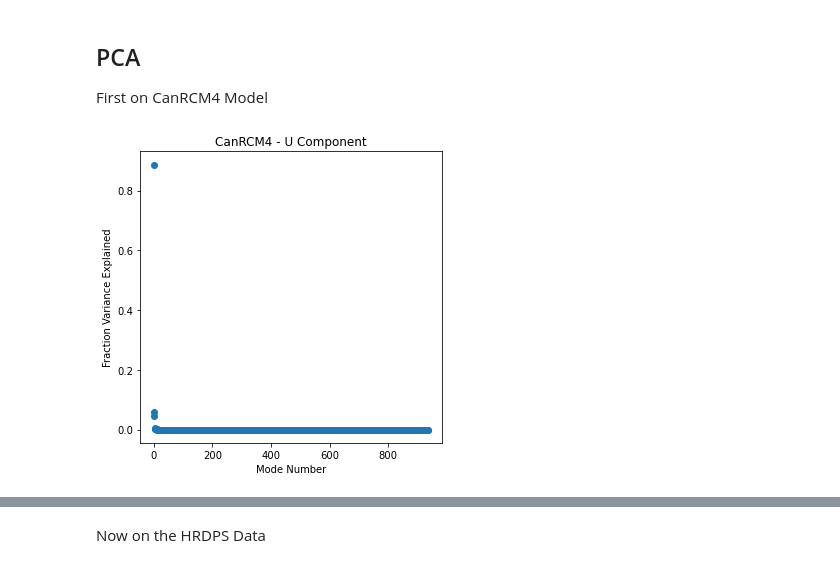
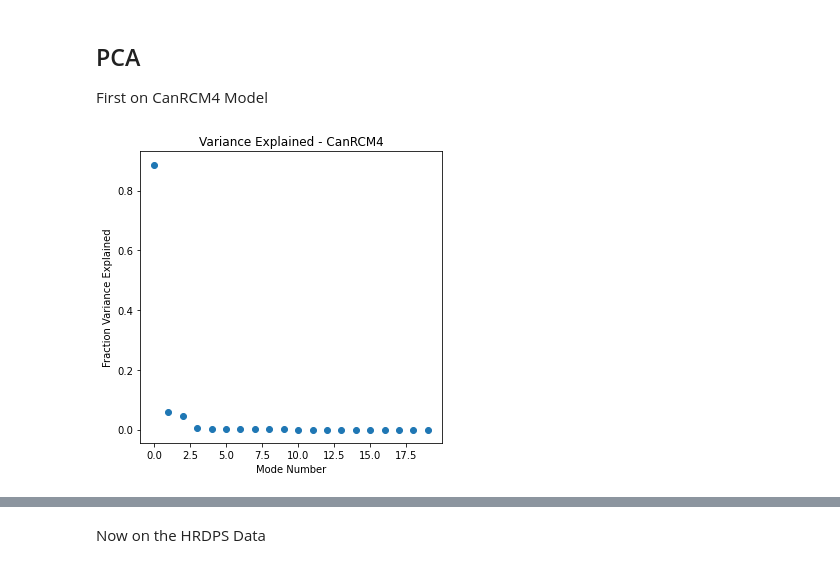
Before and after one commit to rbeutel/eosc510, a Jupyter notebook: proj-slp.ipynb, the cells around one changed output, grey strips where cells are left out. Cells and saved outputs as stored; diff of their text form; code cells hidden in the pictures.

```diff
--- a/proj-slp.ipynb
+++ b/proj-slp.ipynb
@@ -173,18 +191,18 @@ RMCfracVar = pca.explained_variance_ratio_
 # %%
 #plot fraction of variance explained by each mode
 
 plt.figure(figsize=(5,5))
 
-plt.scatter(range(len(RMCfracVar)),RMCfracVar)
+plt.scatter(range(len(RMCfracVar[0:20])),RMCfracVar[0:20])
 plt.xlabel('Mode Number')
 plt.ylabel('Fraction Variance Explained')
-plt.title('CanRCM4 - U Component')
+plt.title('Variance Explained - CanRCM4')
 
 plt.tight_layout()
 
 plt.show()
 # %% [output]
-[figure, old version]
+[figure, new version]
 # %%
 #keep first three modes
 #visualise P component
```
Also changed, not shown: parts of 33 cells of this notebook.
